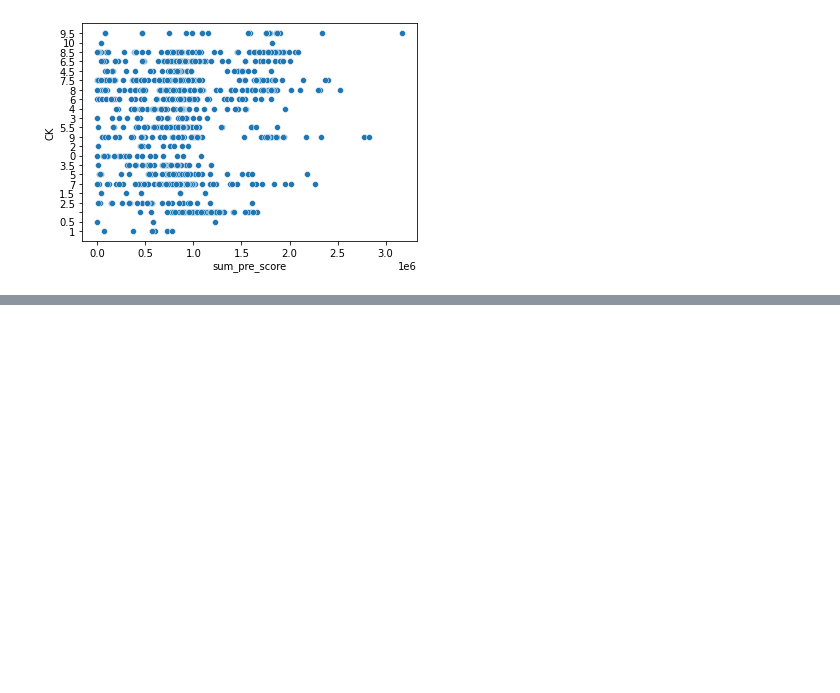
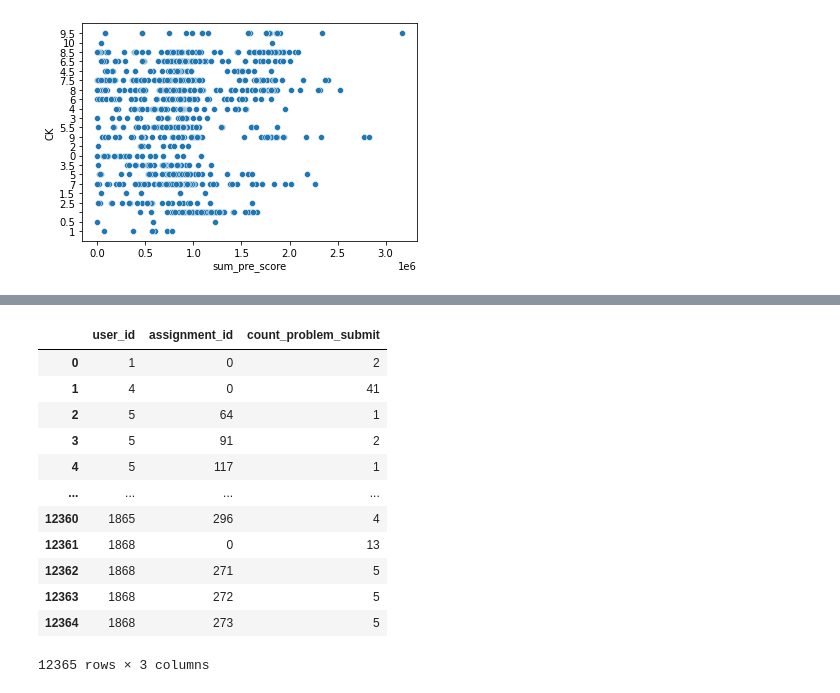
Before and after one commit to DarkStar1709/CS114.L21, a Jupyter notebook: colab3.ipynb, the cells around one changed output, grey strips where cells are left out. Drawn from its saved outputs; the diff is of its cells as text; code cells hidden in the pictures; blank space fills up the shorter version.

```diff
--- a/colab3.ipynb
+++ b/colab3.ipynb
@@ -248,0 +272,19 @@ sns.scatterplot(x="sum_pre_score", y="CK", data = data_merge_4)
+# %%
+count_problem_submit = pd.DataFrame(wecode[['user_id', 'assignment_id','problem_id']])
+count_problem_submit = count_problem_submit.groupby(['user_id', 'assignment_id'], as_index=False).problem_id.nunique()
+count_problem_submit = count_problem_submit.rename(columns = {"problem_id":"count_problem_submit"})
+count_problem_submit
+# %% [output]
+|  | user_id | assignment_id | count_problem_submit |
+| 0 | 1 | 0 | 2 |
+| 1 | 4 | 0 | 41 |
+| 2 | 5 | 64 | 1 |
+| 3 | 5 | 91 | 2 |
+| 4 | 5 | 117 | 1 |
+| ... | ... | ... | ... |
+| 12360 | 1865 | 296 | 4 |
+| 12361 | 1868 | 0 | 13 |
+| 12362 | 1868 | 271 | 5 |
+| 12363 | 1868 | 272 | 5 |
+| 12364 | 1868 | 273 | 5 |
+12365 rows × 3 columns
```
Also changed, not shown: parts of 9 cells of this notebook.
